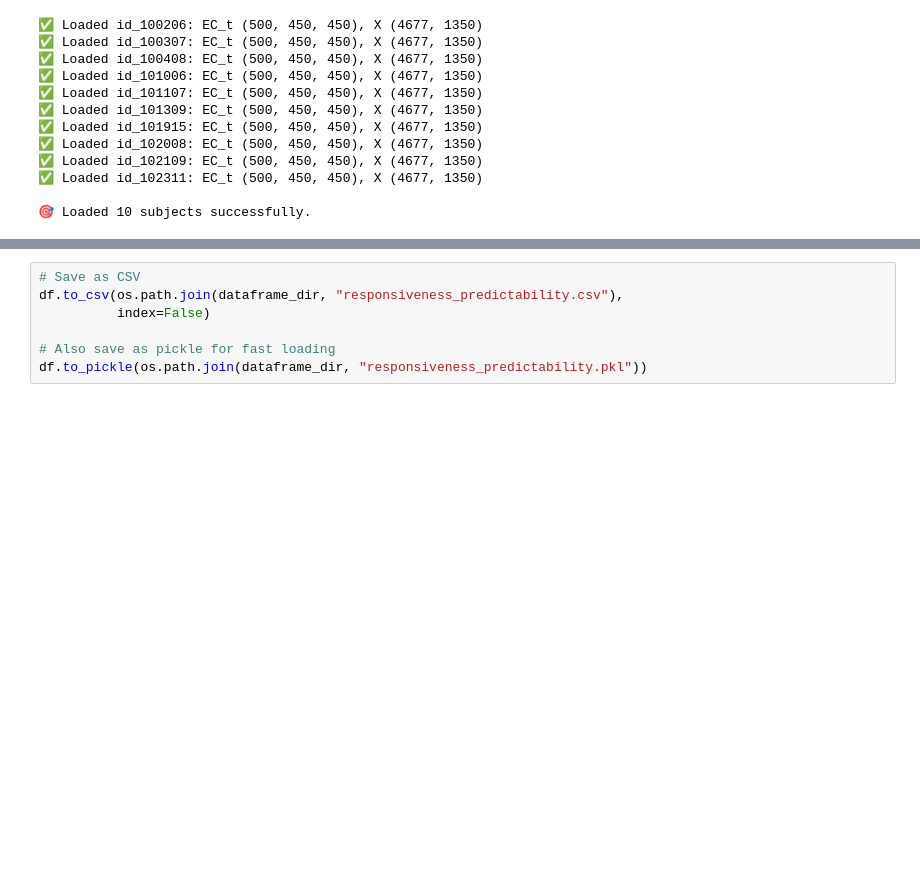
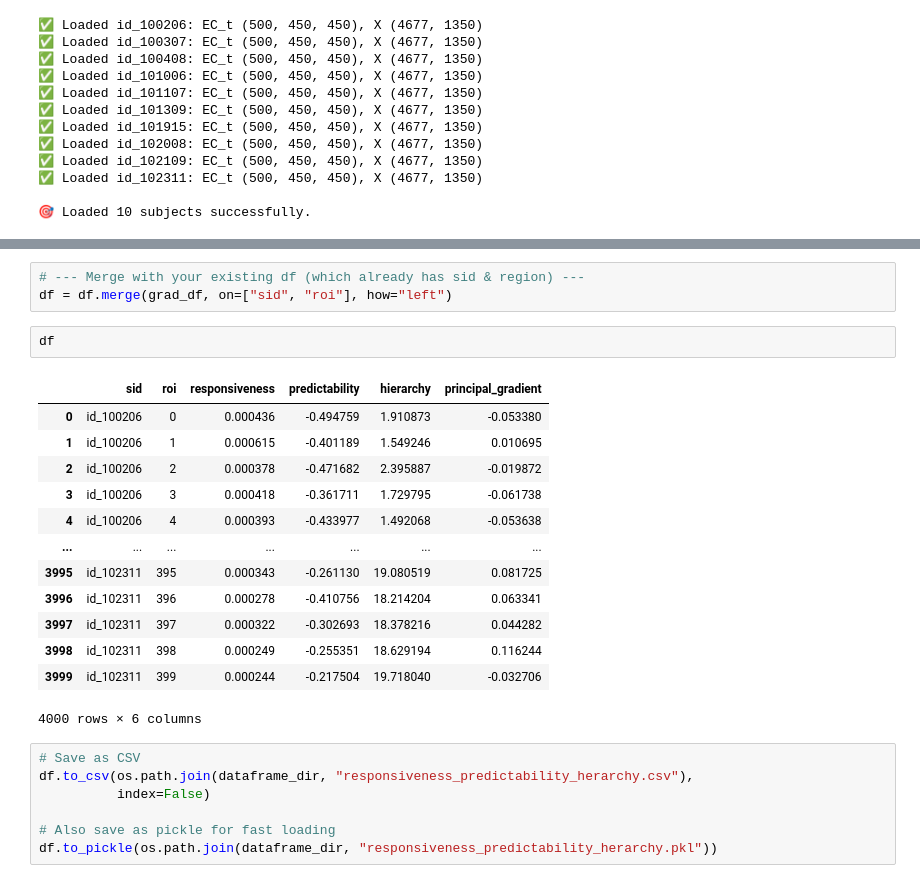
Before and after one commit to grabuffo/BrainStim_ANN_fMRI_HCP, a Jupyter notebook: notebooks/Make_dataframe.ipynb, the cells around one changed output, grey strips where cells are left out. Drawn from its saved outputs; the diff is of its cells as text; blank space fills up the shorter version.

```diff
--- a/notebooks/Make_dataframe.ipynb
+++ b/notebooks/Make_dataframe.ipynb
@@ -222,8 +295,27 @@ df
 4000 rows × 5 columns
+# %%
+# --- Merge with your existing df (which already has sid & region) ---
+df = df.merge(grad_df, on=["sid", "roi"], how="left")
+# %%
+df
+# %% [output]
+|  | sid | roi | responsiveness | predictability | hierarchy | principal_gradient |
+| 0 | id_100206 | 0 | 0.000436 | -0.494759 | 1.910873 | -0.053380 |
+| 1 | id_100206 | 1 | 0.000615 | -0.401189 | 1.549246 | 0.010695 |
+| 2 | id_100206 | 2 | 0.000378 | -0.471682 | 2.395887 | -0.019872 |
+| 3 | id_100206 | 3 | 0.000418 | -0.361711 | 1.729795 | -0.061738 |
+| 4 | id_100206 | 4 | 0.000393 | -0.433977 | 1.492068 | -0.053638 |
+| ... | ... | ... | ... | ... | ... | ... |
+| 3995 | id_102311 | 395 | 0.000343 | -0.261130 | 19.080519 | 0.081725 |
+| 3996 | id_102311 | 396 | 0.000278 | -0.410756 | 18.214204 | 0.063341 |
+| 3997 | id_102311 | 397 | 0.000322 | -0.302693 | 18.378216 | 0.044282 |
+| 3998 | id_102311 | 398 | 0.000249 | -0.255351 | 18.629194 | 0.116244 |
+| 3999 | id_102311 | 399 | 0.000244 | -0.217504 | 19.718040 | -0.032706 |
+4000 rows × 6 columns
 # %%
 # Save as CSV
-df.to_csv(os.path.join(dataframe_dir, "responsiveness_predictability.csv"),
+df.to_csv(os.path.join(dataframe_dir, "responsiveness_predictability_herarchy.csv"),
           index=False)
 
 # Also save as pickle for fast loading
-df.to_pickle(os.path.join(dataframe_dir, "responsiveness_predictability.pkl"))
+df.to_pickle(os.path.join(dataframe_dir, "responsiveness_predictability_herarchy.pkl"))
```
Also changed, not shown: parts of 8 cells of this notebook.
